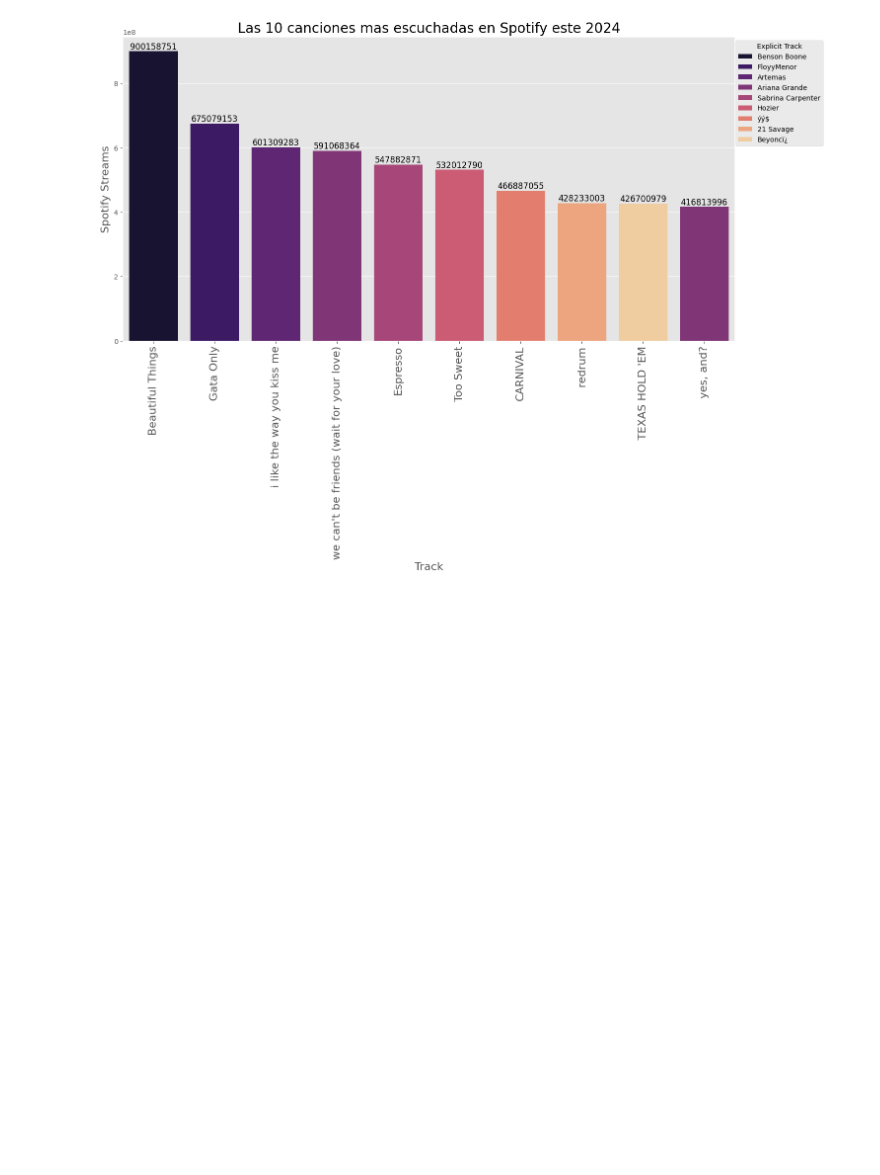
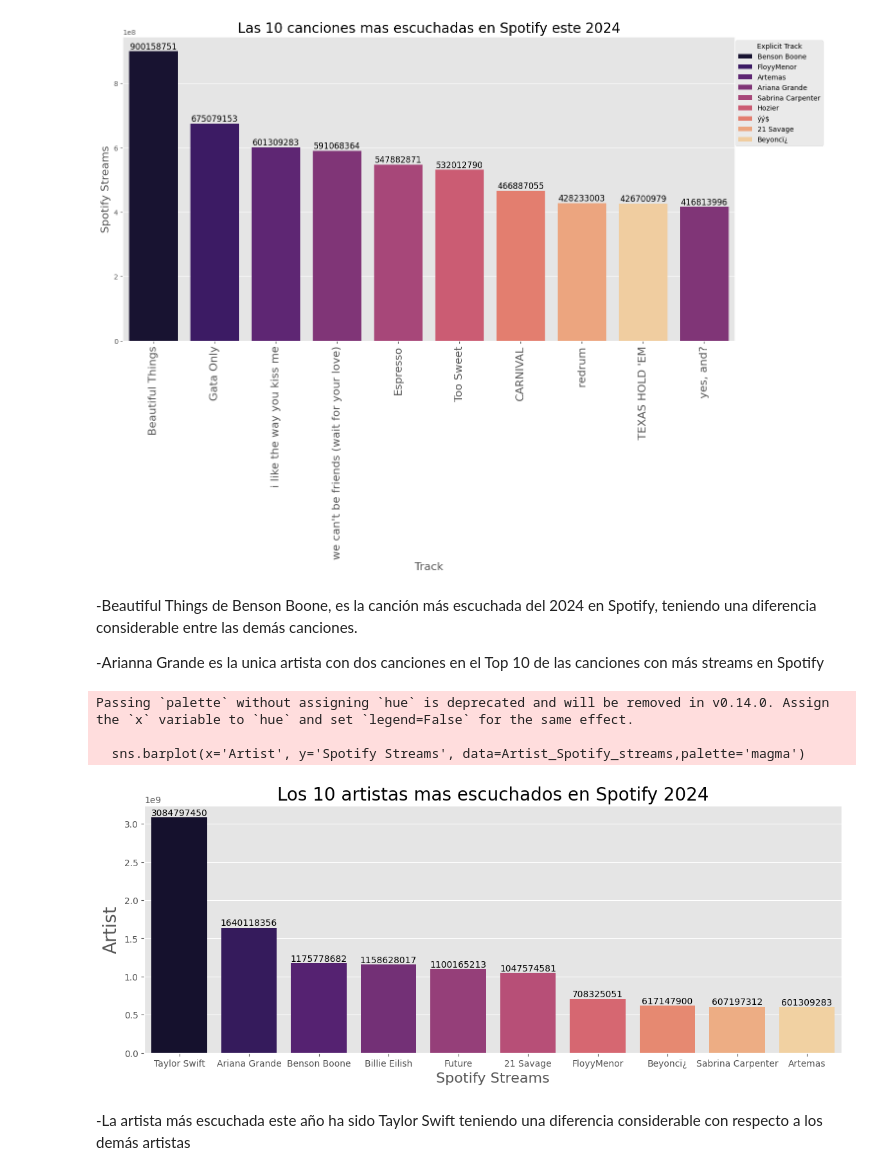
Before and after one commit to crisbelceballo/EDA_Music_Streams, a Jupyter notebook: notebooks/main.ipynb, the cells around one changed output. Cells and saved outputs as stored; diff of their text form; code cells hidden in the pictures; blank space fills up the shorter version.

```diff
--- a/notebooks/main.ipynb
+++ b/notebooks/main.ipynb
@@ -481,3 +481,30 @@ for index, value in enumerate(top_10_spotify['Spotify Streams']):
 plt.show()
 # %% [output]
 [figure]
+# %% [markdown]
+-Beautiful Things de Benson Boone, es la canción más escuchada del 2024 en Spotify, teniendo una diferencia considerable entre las demás canciones.
+
+-Arianna Grande es la unica artista con dos canciones en el Top 10 de las canciones con más streams en Spotify
+# %%
+Artist_Spotify_streams = Spotify_2024.groupby('Artist',as_index=False)['Spotify Streams'].sum()
+Artist_Spotify_streams = Artist_Spotify_streams.sort_values(by='Spotify Streams',ascending=False).head(10)
+# %%
+fig,ax = plt.subplots(figsize=(14,5))
+
+sns.barplot(x='Artist', y='Spotify Streams', data=Artist_Spotify_streams,palette='magma')
+plt.xlabel('Spotify Streams',fontsize=16)
+plt.ylabel('Artist',fontsize=20)
+plt.title('Los 10 artistas mas escuchados en Spotify 2024',fontsize=20)
+plt.xticks(rotation=0)
+
+for index, value in enumerate(Artist_Spotify_streams['Spotify Streams']):
+    plt.text(index,value,f'{value}',ha='center',va='bottom')
+
+plt.show()
+# %% [output]
+Passing `palette` without assigning `hue` is deprecated and will be removed in v0.14.0. Assign the `x` variable to `hue` and set `legend=False` for the same effect.
+
+  sns.barplot(x='Artist', y='Spotify Streams', data=Artist_Spotify_streams,palette='magma')
+[figure, added]
+# %% [markdown]
+-La artista más escuchada este año ha sido Taylor Swift teniendo una diferencia considerable con respecto a los demás artistas
```
